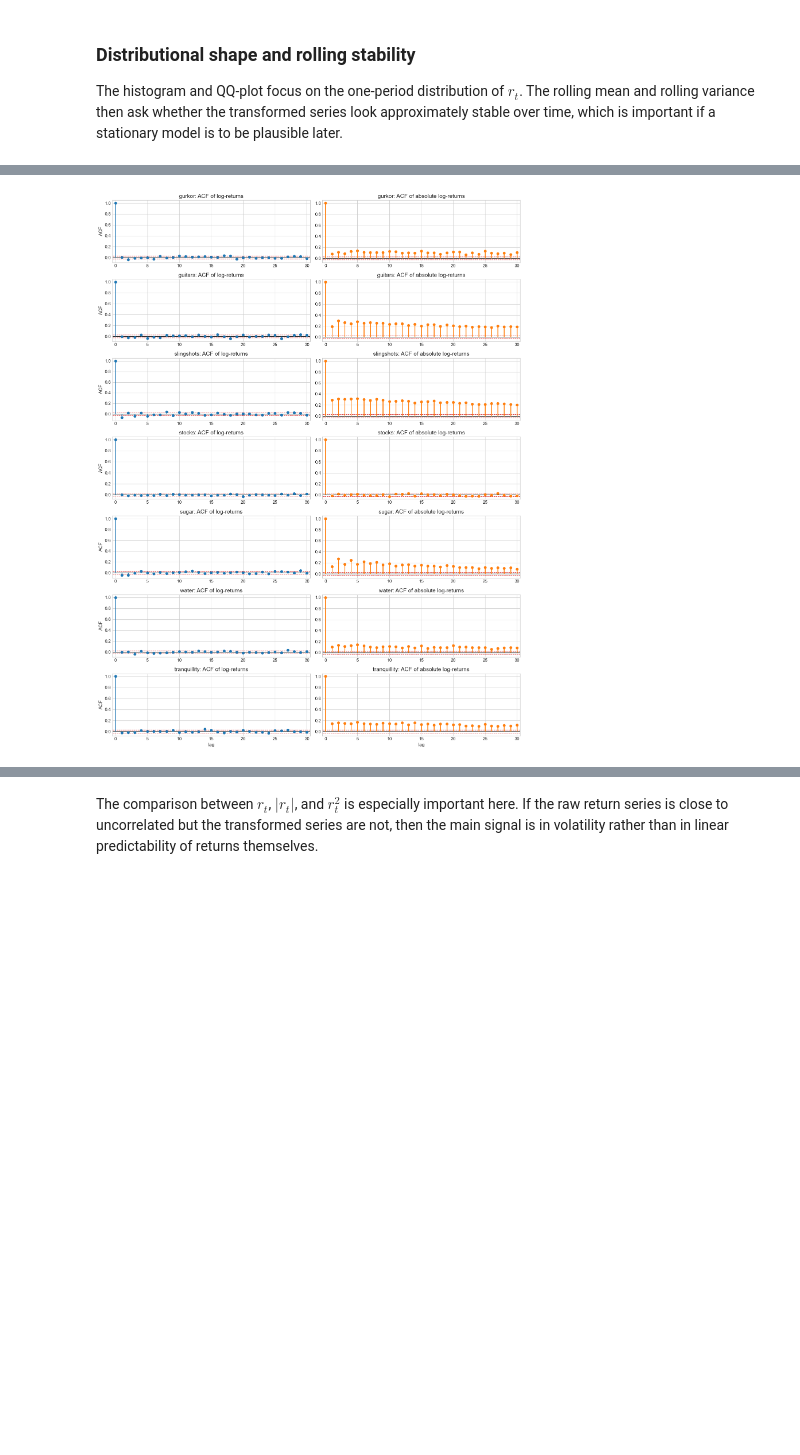
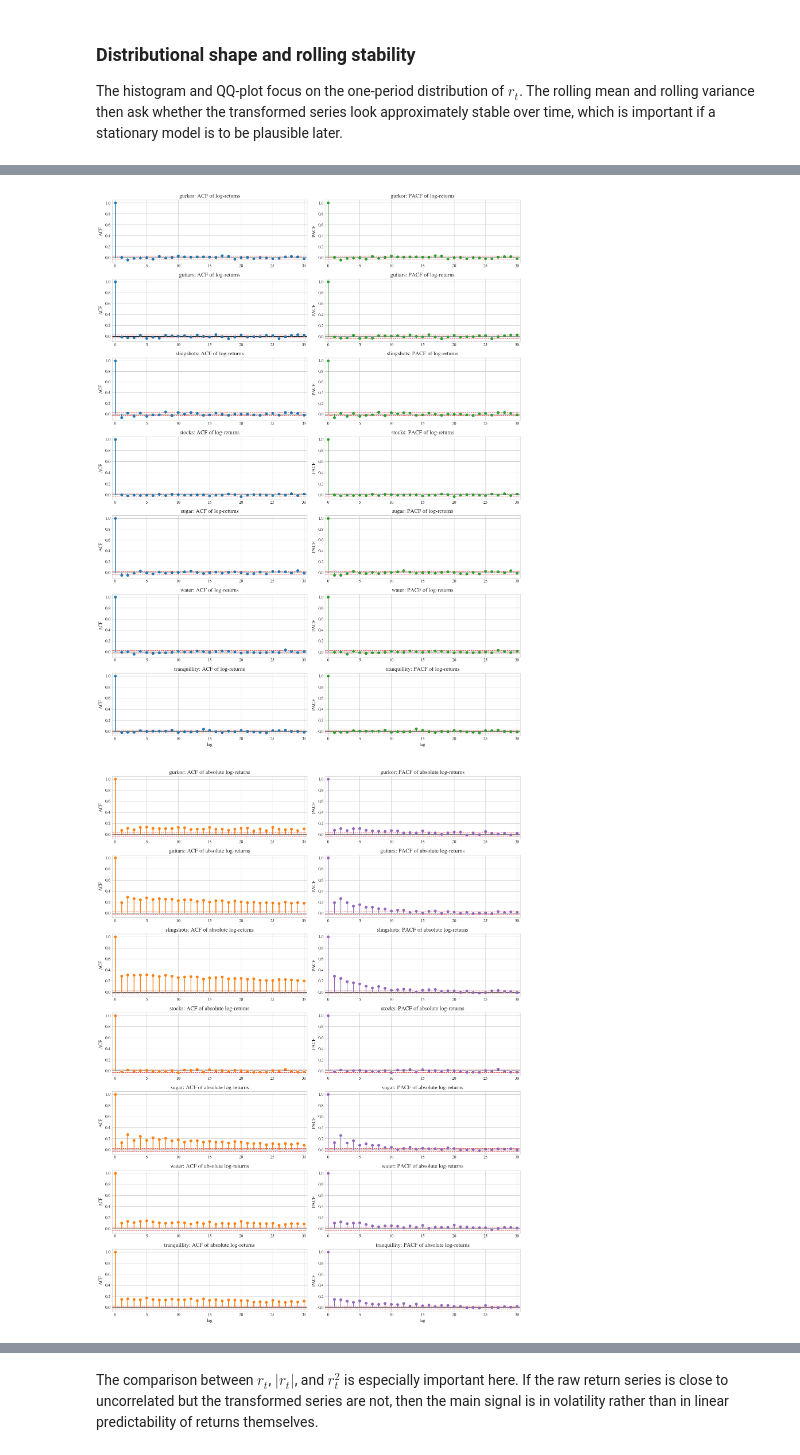
Before and after one commit to PeOll/TMS088, a Jupyter notebook: Subtasks/task1.ipynb, the cells around one changed output, grey strips where cells are left out. Cells and saved outputs as stored; diff of their text form; code cells hidden in the pictures; blank space fills up the shorter version.

```diff
--- a/Subtasks/task1.ipynb
+++ b/Subtasks/task1.ipynb
@@ -22,14 +22,13 @@ from scipy.spatial.distance import squareform
 from statsmodels.graphics.gofplots import qqplot
 
 repo_root = Path.cwd()
-if not (repo_root / "config").exists():
-    repo_root = repo_root.parent
-sys.path.append(str(repo_root))
+sys.path.append(str(repo_root.parent))
 
 from config.plot_config import plot_config
 from Subtasks.series_analysis import PriceAnalysis
 
-plot_config()
+output = plot_config() / "task1"
+output.mkdir(exist_ok=True)
 # %% [markdown]
 ## 1. Load the raw data
 # %%
@@ -65,13 +57,15 @@ Raw shape: (5456, 7)
 # %% [markdown]
 The raw price plot is useful for spotting level shifts, obvious trends, and values that are completely out of scale with their neighbors.
 # %%
-fig, ax = plt.subplots(figsize=(10, 5))
+fig, ax = plt.subplots()
 for column in raw_prices.columns:
     ax.plot(raw_prices.index, raw_prices[column], label=column)
 ax.set_title("Raw price series")
 ax.set_xlabel("day")
 ax.set_ylabel("price")
 ax.legend()
+
 plt.tight_layout()
+plt.savefig(output / "raw_price_series.png", bbox_inches="tight")
 plt.show()
 # %% [output]
@@ -303,16 +283,24 @@ def plot_dual_acf_grid(left_data, right_data, analysis, max_lag, left_label, rig
 # %%
-plot_dual_acf_grid(
+plot_dual_serial_correlation_grid(
     log_return_data,
+    cleaned_data,
+    max_lag=max_lag,
+    label="log-returns",
+    acf_color="tab:blue",
+    pacf_color="tab:green",
+)
+
+plot_dual_serial_correlation_grid(
     absolute_log_return_data,
     cleaned_data,
     max_lag=max_lag,
-    left_label="log-returns",
-    right_label="absolute log-returns",
-    left_color="tab:blue",
-    right_color="tab:orange",
+    label="absolute log-returns",
+    acf_color="tab:orange",
+    pacf_color="tab:purple",
 )
 # %% [output]
-[figure, old version]
+[figure, new version]
+[figure, added]
 # %% [markdown]
 ### Ljung-Box tests on transformed returns
 
```
Also changed, not shown: parts of 21 cells of this notebook, 12 other files.
